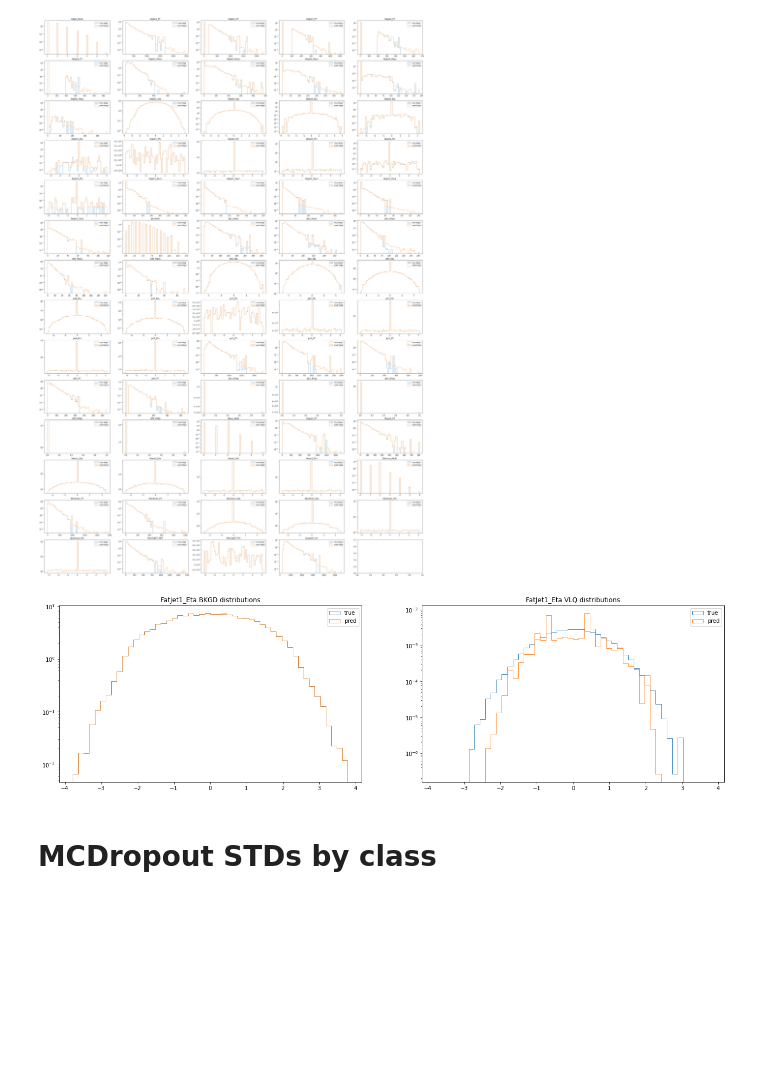
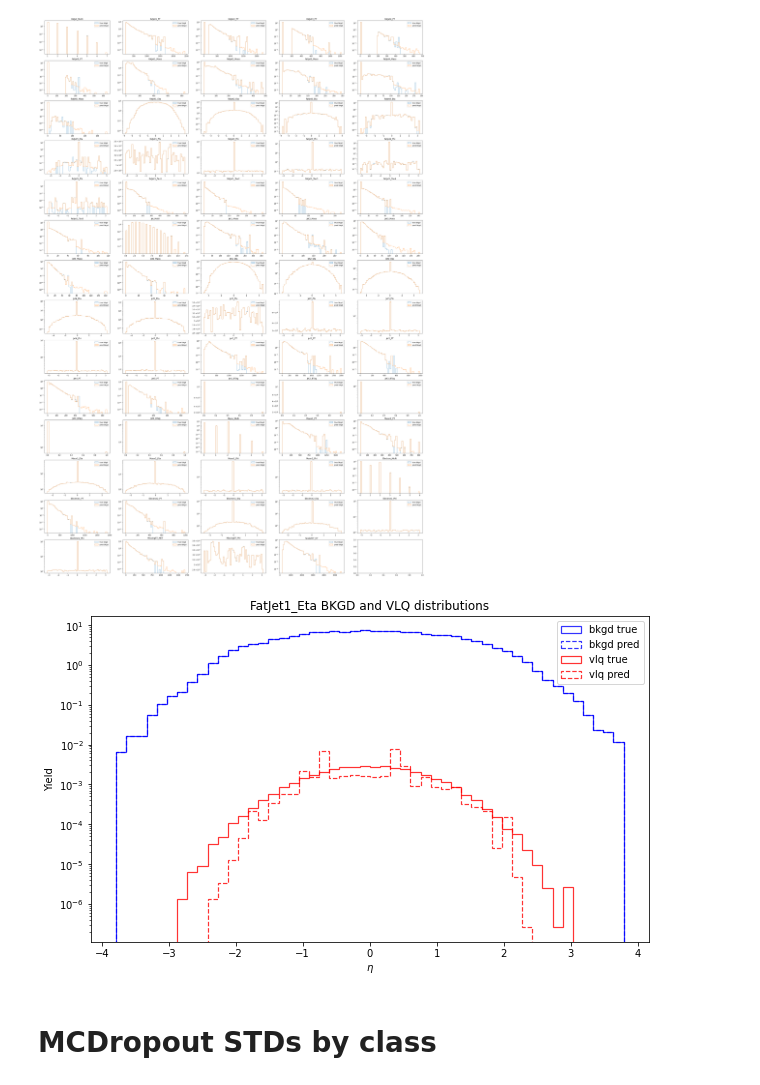
Before and after one commit to GilbertoCunha/LHC-VLQ-Classifier, a Jupyter notebook: VLQs/ModelEvaluation.ipynb, the cells around one changed output. Drawn from its saved outputs; the diff is of its cells as text; code cells hidden in the pictures; blank space fills up the shorter version.

```diff
--- a/VLQs/ModelEvaluation.ipynb
+++ b/VLQs/ModelEvaluation.ipynb
@@ -328,34 +328,33 @@ plt.show()
 [figure]
 # %%
 # Create plots
-fig, (ax1, ax2) = plt.subplots(1, 2, figsize=(22, 6))
+fig, ax = plt.subplots(1, 1, figsize=(10, 6))
 bins, column = 50, "FatJet1_Eta"
 
 # Define histogram range
 hist_min = min(X_val[y_val == 0][column].min(), X_val[mc_means.round() == 0][column].min())
 hist_max = max(X_val[y_val == 0][column].max(), X_val[mc_means.round() == 0][column].max())
 hist_range = (hist_min, hist_max)
 
 # Plot data
-ax1.set_title(f"{column} BKGD distributions")
-ax1.hist(X_val[y_val == 0][column], bins=50, label="true", alpha=0.8, range=hist_range,
-        weights=val_weights[y_val == 0], histtype='step')
-ax1.hist(X_val[mc_means.round() == 0][column], bins=50, label="pred", alpha=0.8, range=hist_range,
-        weights=val_weights[mc_means.round() == 0], histtype='step')
-ax2.set_title(f"{column} VLQ distributions")
-ax2.hist(X_val[y_val == 1][column], bins=50, label="true", alpha=0.8, range=hist_range,
-        weights=val_weights[y_val == 1], histtype='step')
-ax2.hist(X_val[mc_means.round() == 1][column], bins=50, label="pred", alpha=0.8, range=hist_range,
-        weights=val_weights[mc_means.round() == 1], histtype='step')
-ax1.set_yscale("log")
-ax2.set_yscale("log")
-ax1.legend()
-ax2.legend()
+ax.set_title(f"{column} BKGD and VLQ distributions")
+ax.hist(X_val[y_val == 0][column], bins=50, label="bkgd true", alpha=0.8, range=hist_range,
+        weights=val_weights[y_val == 0], histtype='step', color="blue", linewidth=1.2)
+ax.hist(X_val[mc_means.round() == 0][column], bins=50, label="bkgd pred", alpha=0.8, range=hist_range, linewidth=1.2,
+        weights=val_weights[mc_means.round() == 0], histtype='step', color="blue", linestyle="dashed")
+ax.hist(X_val[y_val == 1][column], bins=50, label="vlq true", alpha=0.8, range=hist_range, linewidth=1.2,
+        weights=val_weights[y_val == 1], histtype='step', color="red")
+ax.hist(X_val[mc_means.round() == 1][column], bins=50, label="vlq pred", alpha=0.8, range=hist_range, linewidth=1.2,
+        weights=val_weights[mc_means.round() == 1], histtype='step', color="red", linestyle="dashed")
+ax.set_xlabel("$\eta$")
+ax.set_ylabel("Yield")
+ax.set_yscale("log")
+ax.legend()
 
 plt.savefig("plots/MCDropout_Distributions.png", dpi=400)
 plt.show()
 # %% [output]
-[figure, old version]
+[figure, new version]
 # %% [markdown]
 # MCDropout STDs by class
 # %%
```
Also changed, not shown: parts of 9 cells of this notebook, 2 other files.
